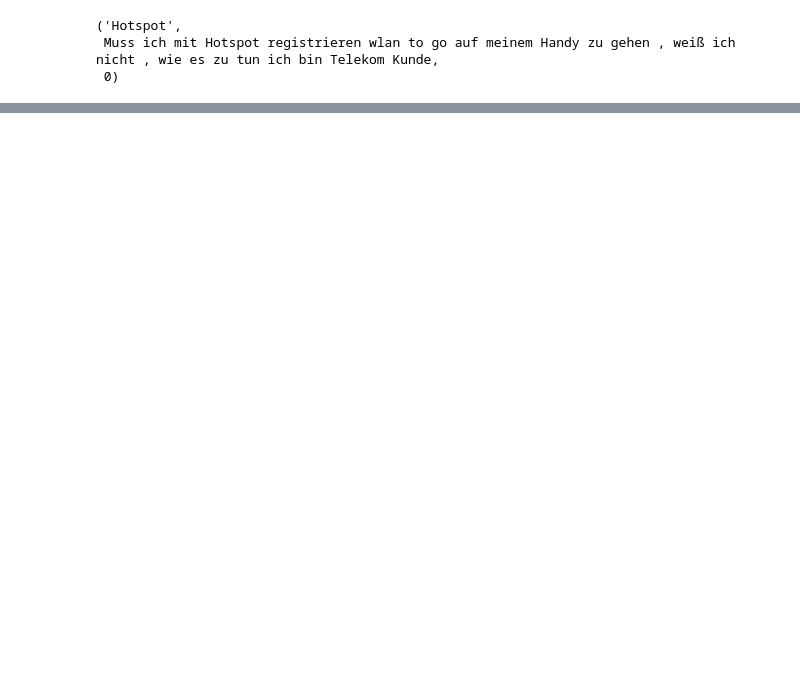
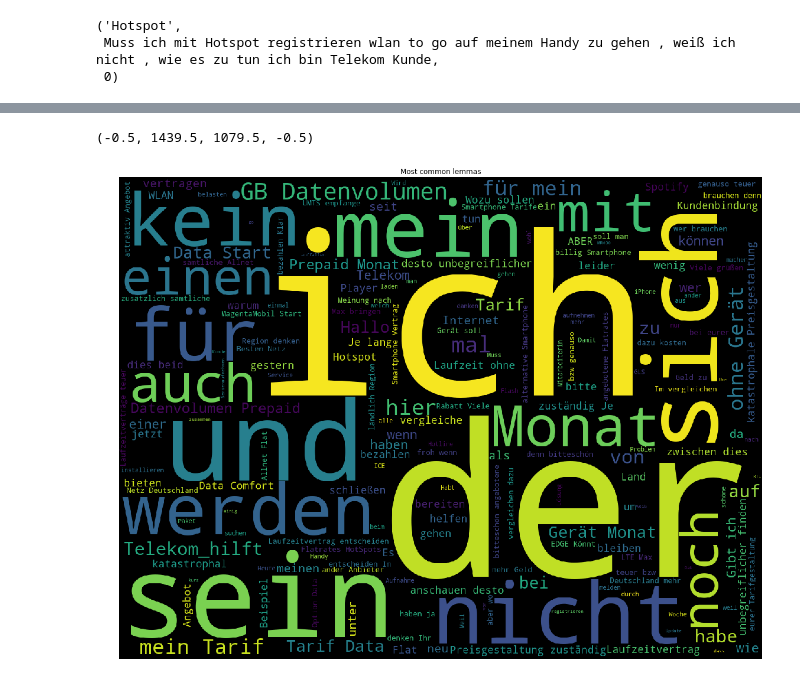
Before and after one commit to turkishtech/mlhackathon, a Jupyter notebook: playground/challange1a-1b.ipynb, the cells around one changed output, grey strips where cells are left out. Cells and saved outputs as stored; diff of their text form; code cells hidden in the pictures; blank space fills up the shorter version.

```diff
--- a/playground/challange1a-1b.ipynb
+++ b/playground/challange1a-1b.ipynb
@@ -112,3 +141,13 @@ lemma_df.sort_values(by=0,ascending=False).head(50).plot(kind='bar', figsize=(20
+# %%
+from wordcloud import WordCloud
+cloud = WordCloud(width=1440, height=1080).generate(" ".join([word.lemma_ for document in documents for word in document]))
+plt.figure(figsize=(20, 15))
+plt.imshow(cloud)
+plt.title('Most common lemmas')
+plt.axis('off')
+# %% [output]
+(-0.5, 1439.5, 1079.5, -0.5)
+[figure, added]
 # %%
 with open('./stopwords-de.txt') as f:
     stopwords = f.read().split('\n')
```
Also changed, not shown: parts of 19 cells of this notebook.
